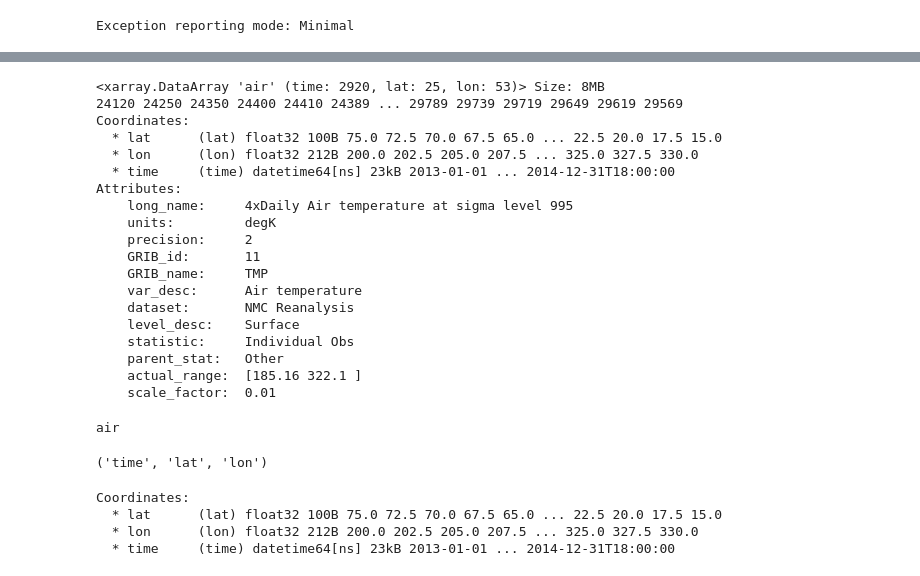
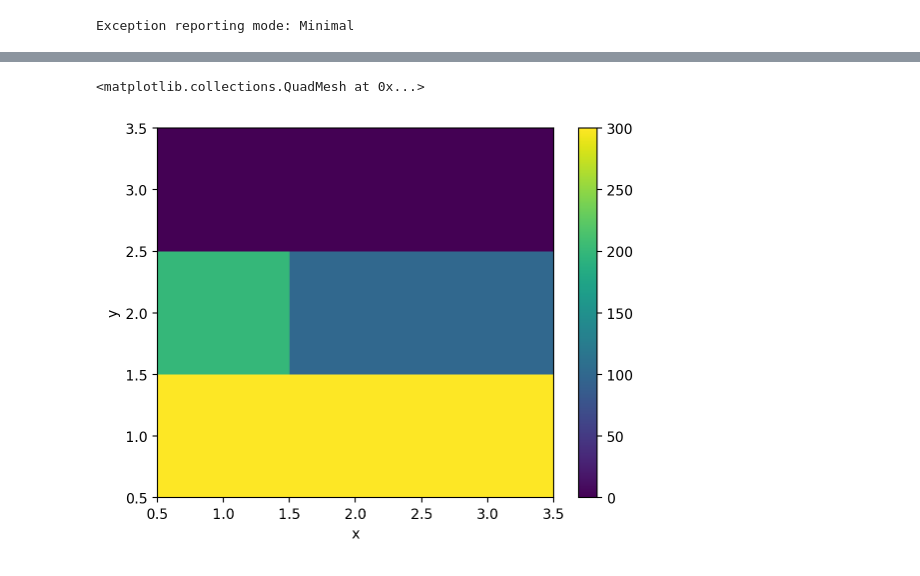
Before and after one commit to Shuobin-P/img_processing_system, a Jupyter notebook: xarray_demo.ipynb, the cells around one changed output, grey strips where cells are left out. Saved outputs shown, nothing was run; the diff lists cells and outputs as text; code cells hidden in the pictures.

```diff
--- a/xarray_demo.ipynb
+++ b/xarray_demo.ipynb
@@ -11,6 +11,3 @@ np.set_printoptions(threshold=10, edgeitems=2)
 %config InlineBackend.figure_format='retina'
 # %% [output]
 Exception reporting mode: Minimal
-# %%
-ds = xr.tutorial.load_dataset("air_temperature")
-ds
@@ -54,38 +14,9 @@ Attributes:
-# %%
-ds.air
-# %% [output]
-<xarray.DataArray 'air' (time: 2920, lat: 25, lon: 53)> Size: 8MB
-24120 24250 24350 24400 24410 24389 ... 29789 29739 29719 29649 29619 29569
-Coordinates:
-  * lat      (lat) float32 100B 75.0 72.5 70.0 67.5 65.0 ... 22.5 20.0 17.5 15.0
-  * lon      (lon) float32 212B 200.0 202.5 205.0 207.5 ... 325.0 327.5 330.0
-  * time     (time) datetime64[ns] 23kB 2013-01-01 ... 2014-12-31T18:00:00
-Attributes:
-    long_name:     4xDaily Air temperature at sigma level 995
-    units:         degK
-    precision:     2
-    GRIB_id:       11
-    GRIB_name:     TMP
-    var_desc:      Air temperature
-    dataset:       NMC Reanalysis
-    level_desc:    Surface
-    statistic:     Individual Obs
-    parent_stat:   Other
-    actual_range:  [185.16 322.1 ]
-    scale_factor:  0.01
-# %%
-da = ds.air
-print(da.name)
-# %% [output]
-air
-# %%
-da.dims
-# %% [output]
-('time', 'lat', 'lon')
-# %%
-da.coords
-# %% [output]
-Coordinates:
-  * lat      (lat) float32 100B 75.0 72.5 70.0 67.5 65.0 ... 22.5 20.0 17.5 15.0
-  * lon      (lon) float32 212B 200.0 202.5 205.0 207.5 ... 325.0 327.5 330.0
-  * time     (time) datetime64[ns] 23kB 2013-01-01 ... 2014-12-31T18:00:00
+# %%
+da = xr.DataArray(data = [[300,300,300],[200,100,100],[0,0,0]], dims=["y", "x"], coords={
+    "x": [1, 2, 3],
+    "y": [1, 2, 3]
+})
+da.plot()
+# %% [output]
+<matplotlib.collections.QuadMesh at 0x...>
+[figure, added]
```
Also changed, not shown: parts of 3 cells of this notebook, 3 other files.
